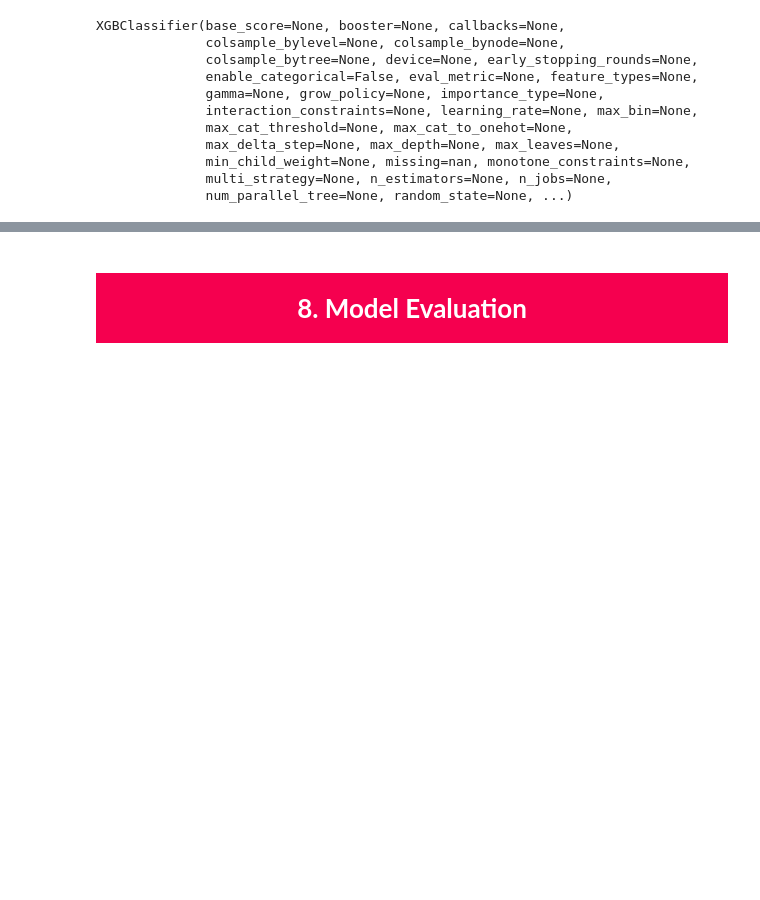
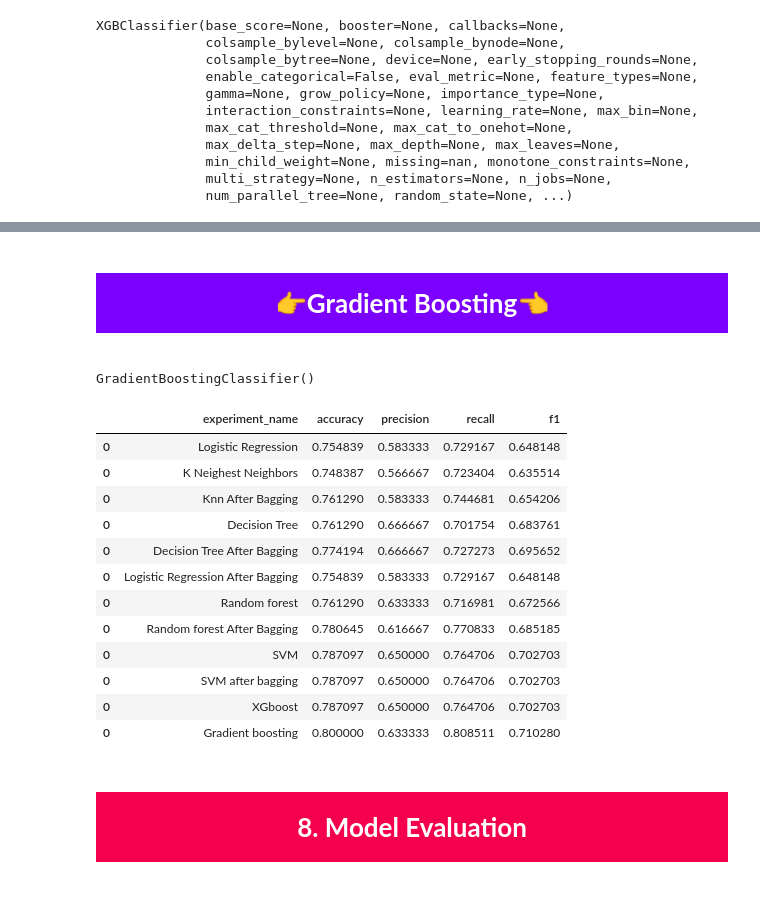
Before and after one commit to kashish-agr/Machine-Learning-Product, a Jupyter notebook: who-will-survive-titanic-data-unveiled1.ipynb, the cells around one changed output, grey strips where cells are left out. Saved outputs shown, nothing was run; the diff lists cells and outputs as text; code cells hidden in the pictures; blank space fills up the shorter version.

```diff
--- a/who-will-survive-titanic-data-unveiled1.ipynb
+++ b/who-will-survive-titanic-data-unveiled1.ipynb
@@ -738,6 +738,37 @@ ans
 | 0 | SVM | 0.787097 | 0.650000 | 0.764706 | 0.702703 |
 | 0 | SVM after bagging | 0.787097 | 0.650000 | 0.764706 | 0.702703 |
 | 0 | XGboost | 0.787097 | 0.650000 | 0.764706 | 0.702703 |
+# %% [markdown]
+## <div style="text-align: center; background: #7C00FE; font-family: 'Trebuchet MS', Arial, sans-serif; color: white; padding: 15px; font-size: 26px; font-weight: bold; line-height: 1; border-radius: 50% 50% 50% 50%  / 100px; margin-bottom: 20px; box-shadow: 0px 4px 6px rgba(0, 0, 0, 0.1);">👉Gradient Boosting👈</div>
+# %%
+from sklearn.ensemble import GradientBoostingClassifier
+gb=GradientBoostingClassifier()
+gb.fit(X_train, y_train)
+# %% [output]
+GradientBoostingClassifier()
+# %%
+y_pred12 = gb.predict(X_test)
+accuracy12 =accuracy_score(y_pred12,y_test)
+precision12 =precision_score(y_pred12,y_test)
+recall12 = recall_score(y_pred12,y_test)
+f1_12= f1_score(y_pred12,y_test)
+ans = pd.concat([ans , pd.DataFrame({"experiment_name": 'Gradient boosting',  "accuracy": [accuracy12],
+     "precision": [precision12], "recall": [recall12], "f1": [f1_12]})])
+ans
+# %% [output]
+|  | experiment_name | accuracy | precision | recall | f1 |
+| 0 | Logistic Regression | 0.754839 | 0.583333 | 0.729167 | 0.648148 |
+| 0 | K Neighest Neighbors | 0.748387 | 0.566667 | 0.723404 | 0.635514 |
+| 0 | Knn After Bagging | 0.761290 | 0.583333 | 0.744681 | 0.654206 |
+| 0 | Decision Tree | 0.761290 | 0.666667 | 0.701754 | 0.683761 |
+| 0 | Decision Tree After Bagging | 0.774194 | 0.666667 | 0.727273 | 0.695652 |
+| 0 | Logistic Regression After Bagging | 0.754839 | 0.583333 | 0.729167 | 0.648148 |
+| 0 | Random forest | 0.761290 | 0.633333 | 0.716981 | 0.672566 |
+| 0 | Random forest After Bagging | 0.780645 | 0.616667 | 0.770833 | 0.685185 |
+| 0 | SVM | 0.787097 | 0.650000 | 0.764706 | 0.702703 |
+| 0 | SVM after bagging | 0.787097 | 0.650000 | 0.764706 | 0.702703 |
+| 0 | XGboost | 0.787097 | 0.650000 | 0.764706 | 0.702703 |
+| 0 | Gradient boosting | 0.800000 | 0.633333 | 0.808511 | 0.710280 |
 # %% [markdown]
 <a id="8"></a>
 # <div style="text-align: center; background: #F5004F; font-family: 'Trebuchet MS', Arial, sans-serif; color: white; padding: 15px; font-size: 26px; font-weight: bold; line-height: 1.1; border-radius: 70% 70% 70% 70%  / 100px; margin-bottom: 20px; box-shadow: 0px 4px 6px rgba(0, 0, 0, 0.1);">8. Model Evaluation</div>
```
Also changed, not shown: parts of 18 cells of this notebook.
